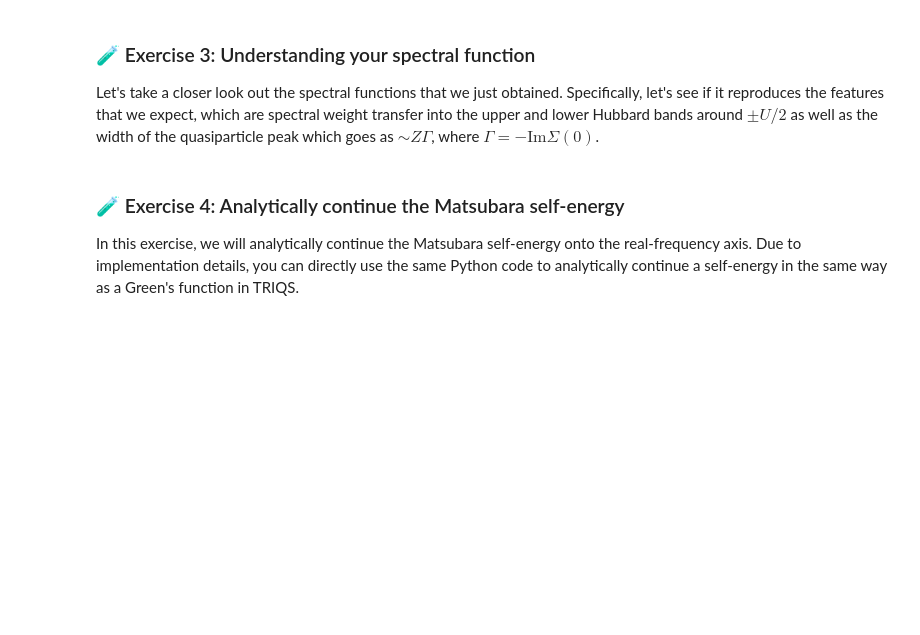
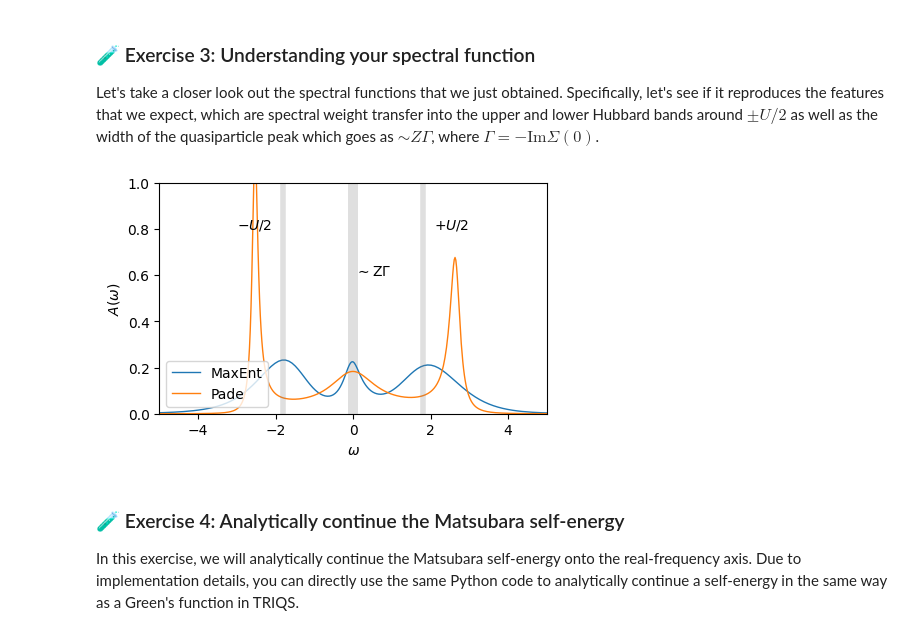
Before and after one commit to harrisonlabollita/TRIQS-tutorials, a Jupyter notebook: ModEST-DMFT/03s-new.ipynb, the cells around one changed output. Saved outputs shown, nothing was run; the diff lists cells and outputs as text; code cells hidden in the pictures; blank space fills up the shorter version.

```diff
--- a/ModEST-DMFT/03s-new.ipynb
+++ b/ModEST-DMFT/03s-new.ipynb
@@ -87,19 +166,22 @@ plt.show()
 
 Let's take a closer look out the spectral functions that we just obtained. Specifically, let's see if it reproduces the features that we expect, which are spectral weight transfer into the upper and lower Hubbard bands around $\pm U/2$ as well as the width of the quasiparticle peak which goes as $\sim Z \Gamma$, where $\Gamma = -\mathrm{Im}\Sigma(0)$.
 # %%
+U = 3.6
 fig, ax = plt.subplots(figsize=(5,3))
-ax.plot(mesh, Aw['up_0'].get_A_out('LineFitAnalyzer')[0,0].real, lw=1, label='MaxEnt')
-ax.oplot(-1/np.pi*G_w['up_0'].imag, lw=1, label='Pade')
+ax.plot(mesh, Aw['up'].get_A_out('LineFitAnalyzer')[0,0].real, lw=1, label='MaxEnt')
+ax.oplot(-1/np.pi*G_w['up'].imag, lw=1, label='Pade')
 ax.set_ylabel(r'$A(\omega)$'); ax.set_xlim(-5,5); ax.set_ylim(0, 1)
 ax.legend(loc='lower left')
 # We expect upper and lower Hubbard bands at +/- U/2
 ax.axvline(+U/2, color='grey', lw=4, alpha=0.25); ax.axvline(-U/2, color='grey', lw=4, alpha=0.25)
 ax.text(-3, 0.8, r'$-U/2$'); ax.text(2.1, 0.8, r'$+U/2$')
 
 # We expect the width of the peak to be Z*ImΣ(0)
-Gamma = -solver_results.Sigma_iw['up_0'][0,0](0).imag
+Gamma = -Sigma_iw['up'][0,0](0).imag
 ax.axvspan(-0.5*Z*Gamma, 0.5*Z*Gamma, color='grey', lw=0, alpha=0.25); ax.text(0.05, 0.6, r'$\sim$Z$\Gamma$')
 plt.show()
+# %% [output]
+[figure, added]
 # %% [markdown]
 ### 🧪 Exercise 4: Analytically continue the Matsubara self-energy
 
```
Also changed, not shown: parts of 14 cells of this notebook, 2 other files.
